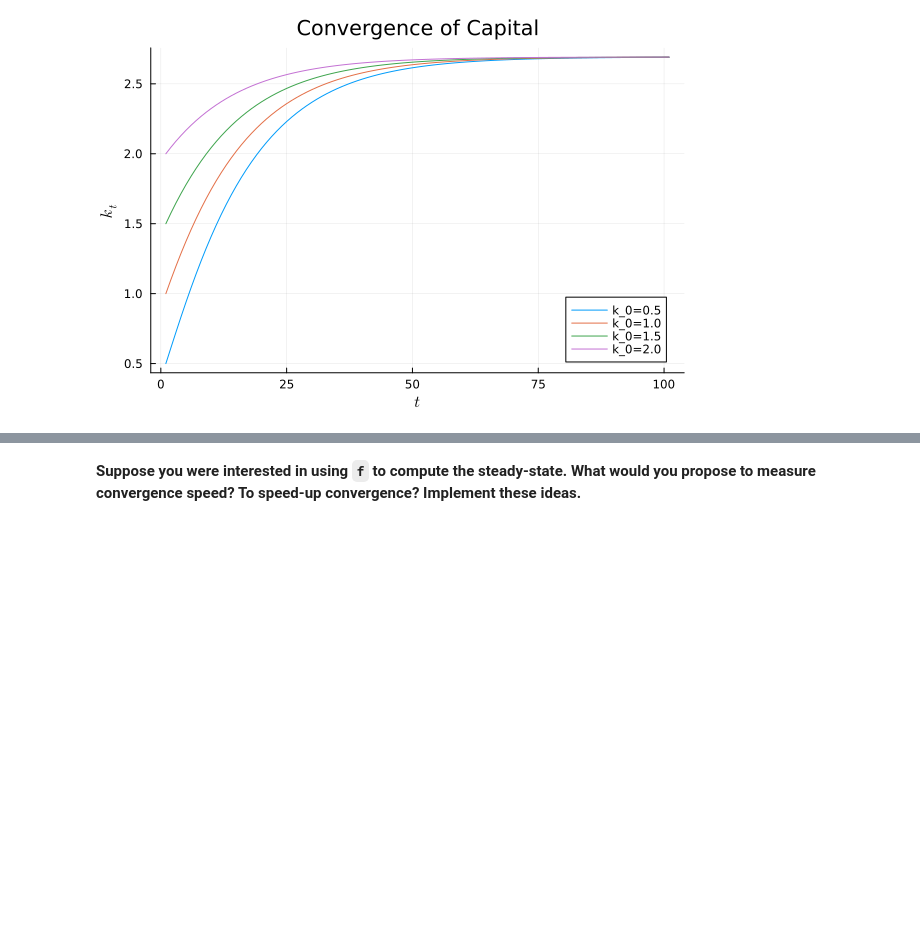
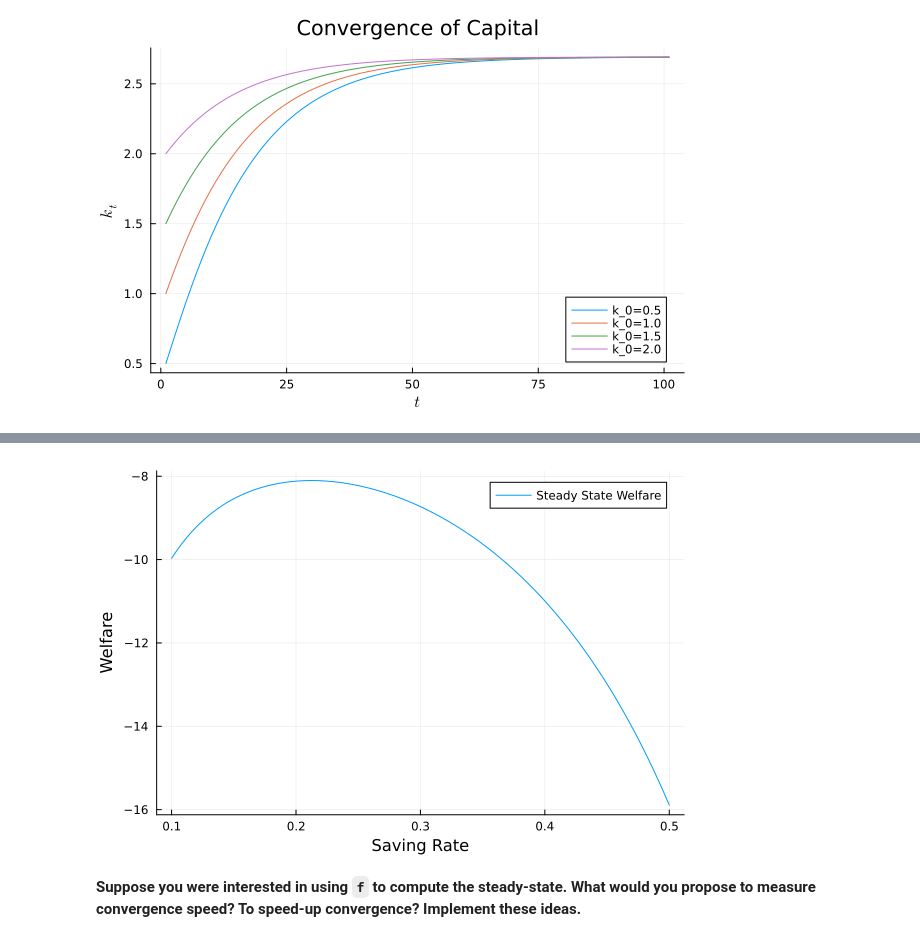
Before and after one commit to albop/econobits, a Jupyter notebook: scpo/corrections/solow_correction.ipynb, the cells around one changed output, grey strips where cells are left out. Saved outputs shown, nothing was run; the diff lists cells and outputs as text; code cells hidden in the pictures; blank space fills up the shorter version.

```diff
--- a/scpo/corrections/solow_correction.ipynb
+++ b/scpo/corrections/solow_correction.ipynb
@@ -248,3 +330,16 @@ plot([simulate(1.5, 1000, merge(model, (;s=s_)))[end] for s_ = range(0.1, 0.3)])
+# %%
+saving_rates =  range(0.1, 0.5, 100)
+welfares = [
+    let
+        new_model = merge(model, (;s=s_))
+        sim = simulate(1.5, 1000, new_model)
+        welfare(sim, new_model)
+    end
+    for s_ ∈ saving_rates
+]
+plot(saving_rates, welfares, label="Steady State Welfare", xlabel="Saving Rate", ylabel="Welfare")
+# %% [output]
+[figure, added]
 # %% [markdown]
 **Suppose you were interested in using `f` to compute the steady-state.
 What would you propose to measure convergence speed? To speed-up
```
Also changed, not shown: parts of 17 cells of this notebook, 15 other files.
